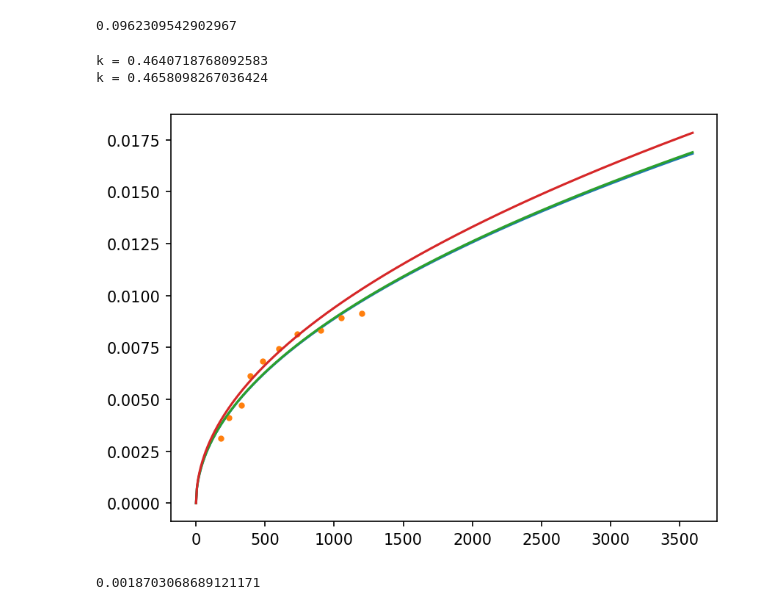
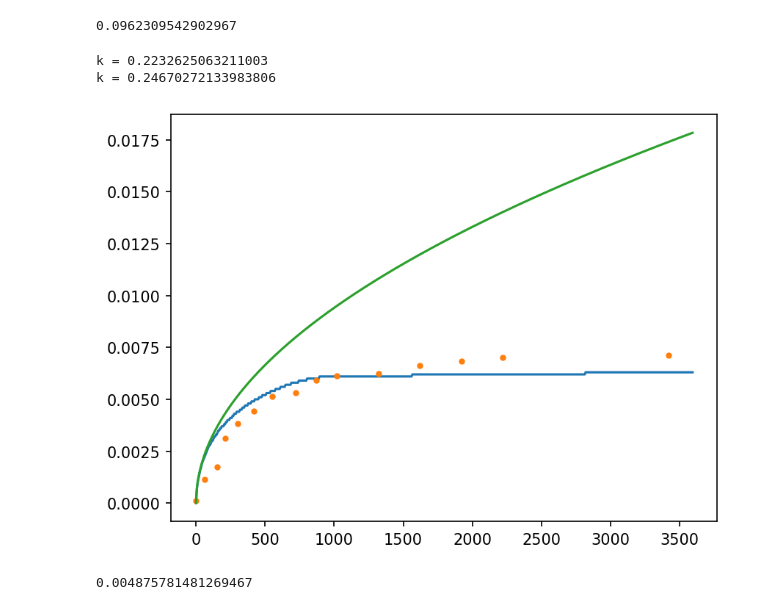
Before and after one commit to Morbotu/phase-transition-simulation, a Jupyter notebook: analytische_oplossing.ipynb, the cells around one changed output. Saved outputs shown, nothing was run; the diff lists cells and outputs as text; code cells hidden in the pictures.

```diff
--- a/analytische_oplossing.ipynb
+++ b/analytische_oplossing.ipynb
@@ -146,7 +146,7 @@ array([ 0.33214927, -0.77884122])
 #         return Tw + (Tm - Tw) * erf(x / 2 / np.sqrt(a_s * t)) / erf(k)
 
 #     return T1 + (Tm - T1) * erfc(x / 2 / np.sqrt(a_l * t)) / erfc(k * np.sqrt(a_s / a_l))
-k = 0.45352843824427835
+# k = 0.45352843824427835
 def X_i(t):
     return 2 * k * np.sqrt(a_l * t)
 
@@ -188,40 +188,40 @@ dt      = 1e-4       # s
 x = np.arange(0, w, dx) # all cell positions
 t1 = 3600. # simulation time to run for
 N = int(t1 / dt) # number of iterations for simulation time
 
 playback = 3600 / 30 # playback speed
 fps = 20 # fps for animation
 t_fps = 1 / fps / dt # number of iterations between each frame
 frames = np.where(np.arange(N, dtype=int) % int(t_fps * playback) == 0)[0] # all iterations that are displayed
 
 T = np.loadtxt("returnsT0=120.0,dT=0.5.csv", delimiter=',')
 t_exp, s_exp = np.loadtxt("results_experiment_1.csv", delimiter=',').T
 s_exp /= 1e3
-# t_exp -= 120
+# t_exp -= 100
 
 s = [x[np.abs(T[i] - Tm).argmin()] for i in range(len(frames))]
 t = frames * dt
 
 fit_func = lambda t, k: 2 * k * np.sqrt(a_l * t)
 fit_func_exp = lambda t, k, ds: 2 * k * np.sqrt(a_l * t) + ds
 
-t1 = 1500
+t1 = 10000
 popt, popv = curve_fit(fit_func, t, s)
 popt_exp, popv_exp = curve_fit(fit_func_exp, t_exp[t_exp < t1], s_exp[t_exp < t1], maxfev=10000)
 
 print(f"k = {popt[0]}")
 print(f"k = {popt_exp[0]}")
 
-# plt.plot(t, s)
-plt.plot(t, fit_func(t, *popt))
-plt.plot(t_exp[t_exp < t1], s_exp[t_exp < t1] - popt_exp[1], '.')
-plt.plot(t, fit_func_exp(t, *popt_exp) - popt_exp[1])
+plt.plot(t, s)
+# plt.plot(t, fit_func(t, *popt))
+plt.plot(t_exp[t_exp < t1] - 180, s_exp[t_exp < t1] - popt_exp[1], '.')
+# plt.plot(t, fit_func_exp(t, *popt_exp) - popt_exp[1])
 plt.plot(t, 2 * k * np.sqrt(a_l * t))
 
 plt.show()
 print(popt_exp[1])
 # %% [output]
-k = 0.4640718768092583
-k = 0.4658098267036424
+k = 0.2232625063211003
+k = 0.24670272133983806
-[figure, old version]
+[figure, new version]
-0.0018703068689121171
+0.004875781481269467
```
Also changed, not shown: 1 other file.
